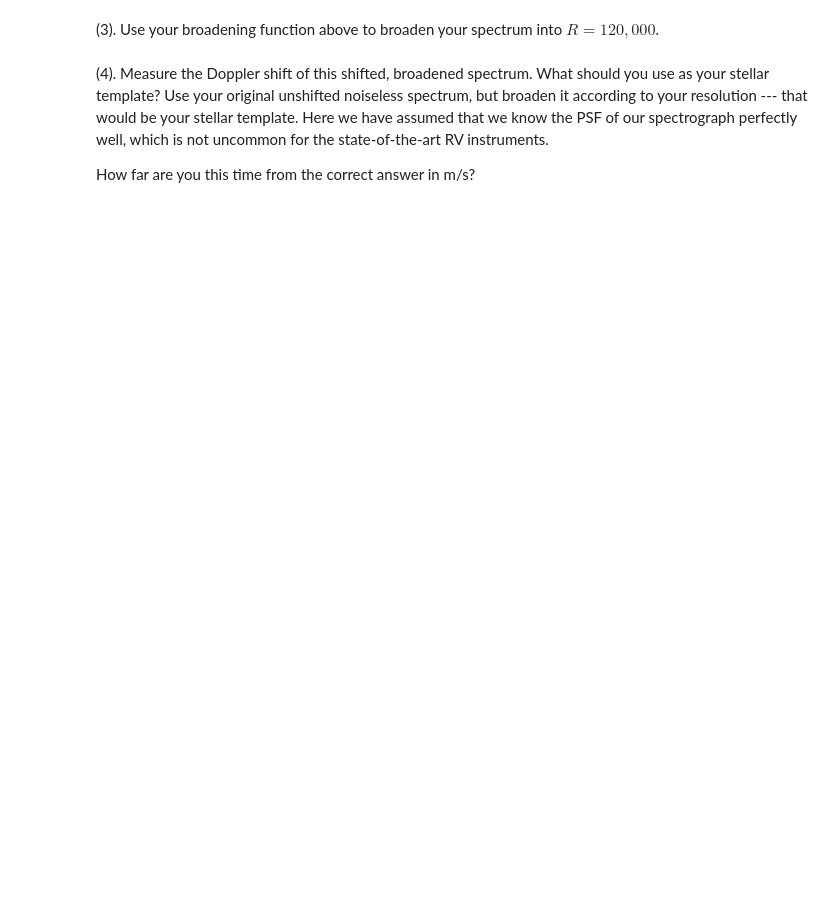
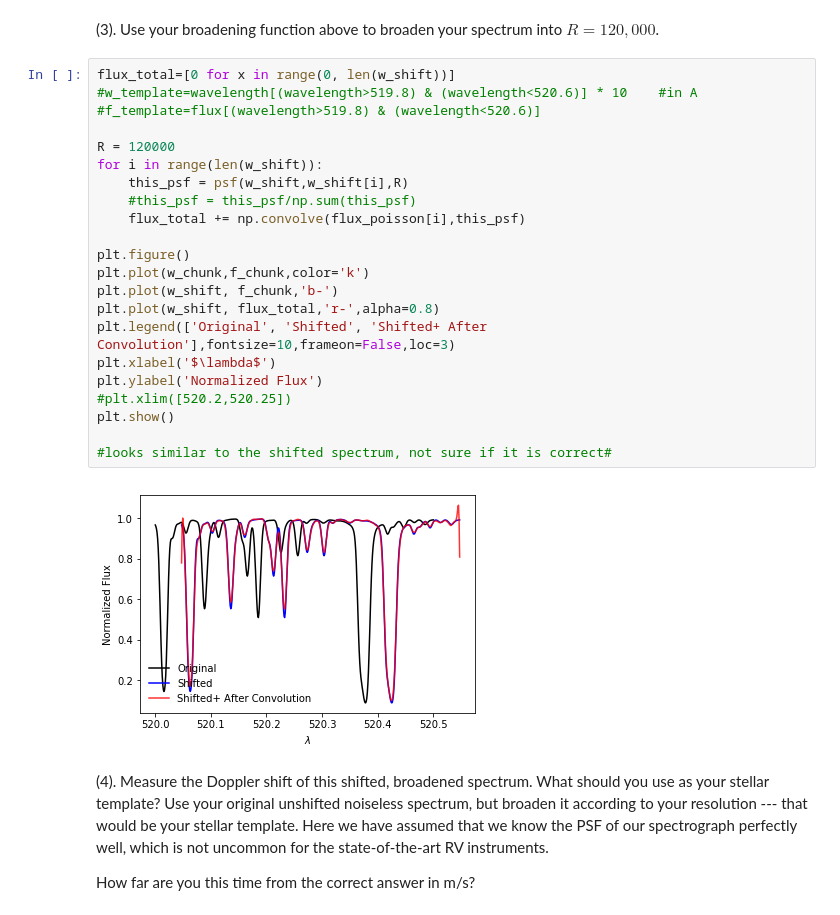
Before and after one commit to sharonxuesong/rv_tutorial, a Jupyter notebook: notebook/basic_ccf.ipynb, the cells around one changed output. Drawn from its saved outputs; the diff is of its cells as text; blank space fills up the shorter version.

```diff
--- a/notebook/basic_ccf.ipynb
+++ b/notebook/basic_ccf.ipynb
@@ -439,5 +447,29 @@ plt.show()
 # %% [markdown]
 (3). Use your broadening function above to broaden your spectrum into $R=120,000$.
+# %%
+flux_total=[0 for x in range(0, len(w_shift))]
+#w_template=wavelength[(wavelength>519.8) & (wavelength<520.6)] * 10    #in A
+#f_template=flux[(wavelength>519.8) & (wavelength<520.6)]
+
+R = 120000
+for i in range(len(w_shift)):
+    this_psf = psf(w_shift,w_shift[i],R)
+    #this_psf = this_psf/np.sum(this_psf)
+    flux_total += np.convolve(flux_poisson[i],this_psf)
+
+plt.figure()
+plt.plot(w_chunk,f_chunk,color='k')
+plt.plot(w_shift, f_chunk,'b-')
+plt.plot(w_shift, flux_total,'r-',alpha=0.8)
+plt.legend(['Original', 'Shifted', 'Shifted+ After Convolution'],fontsize=10,frameon=False,loc=3)
+plt.xlabel('$\lambda$')
+plt.ylabel('Normalized Flux')
+#plt.xlim([520.2,520.25])
+plt.show()
+
+#looks similar to the shifted spectrum, not sure if it is correct#
+# %% [output]
+[figure, added]
 # %% [markdown]
 (4). Measure the Doppler shift of this shifted, broadened spectrum. What should you use as your stellar template? Use your original unshifted noiseless spectrum, but broaden it according to your resolution --- that would be your stellar template. Here we have assumed that we know the PSF of our spectrograph perfectly well, which is not uncommon for the state-of-the-art RV instruments.
 
```
Also changed, not shown: parts of 15 cells of this notebook.
